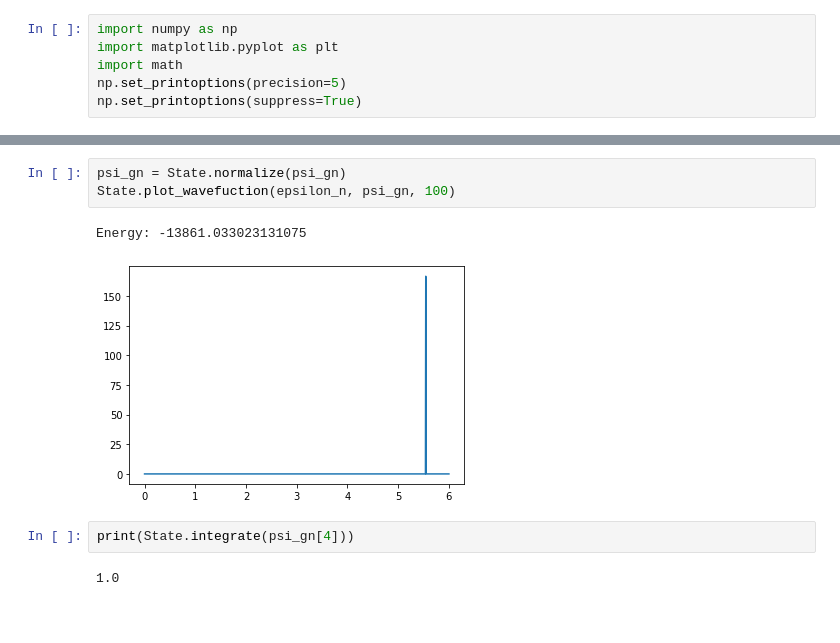
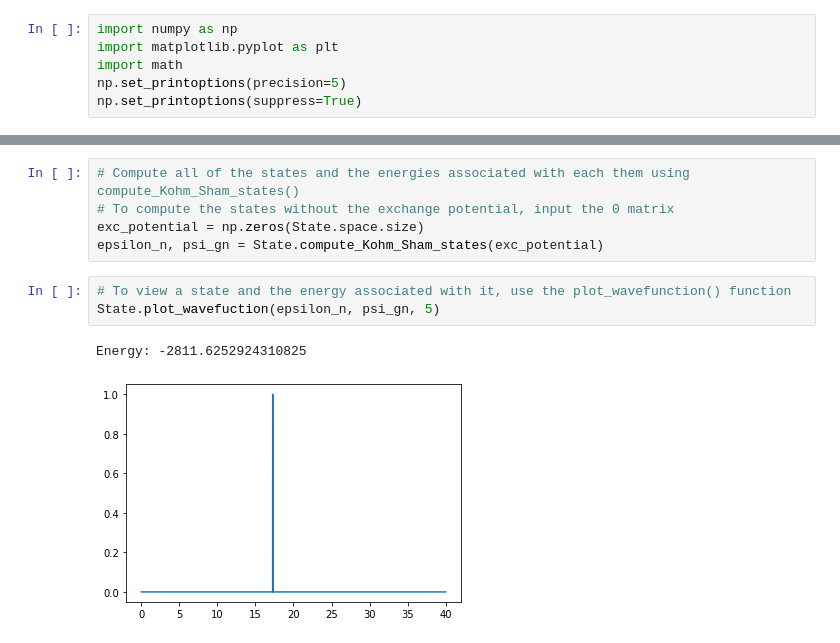
Before and after one commit to dylanh05/pyDFT, a Jupyter notebook: 1DDFT.ipynb, the cells around one changed output, grey strips where cells are left out. Saved outputs shown, nothing was run; the diff lists cells and outputs as text; blank space fills up the shorter version.

```diff
--- a/1DDFT.ipynb
+++ b/1DDFT.ipynb
@@ -262,10 +249,11 @@ Energy: -13861.033023131075
-# %%
-psi_gn = State.normalize(psi_gn)
-State.plot_wavefuction(epsilon_n, psi_gn, 100)
-# %% [output]
-Energy: -13861.033023131075
-[figure, removed]
-# %%
-print(State.integrate(psi_gn[4]))
-# %% [output]
-1.0
+# %%
+# Compute all of the states and the energies associated with each them using compute_Kohm_Sham_states()
+# To compute the states without the exchange potential, input the 0 matrix
+exc_potential = np.zeros(State.space.size)
+epsilon_n, psi_gn = State.compute_Kohm_Sham_states(exc_potential)
+# %%
+# To view a state and the energy associated with it, use the plot_wavefunction() function
+State.plot_wavefuction(epsilon_n, psi_gn, 5)
+# %% [output]
+Energy: -2811.6252924310825
+[figure, added]
```
Also changed, not shown: parts of 18 cells of this notebook.
